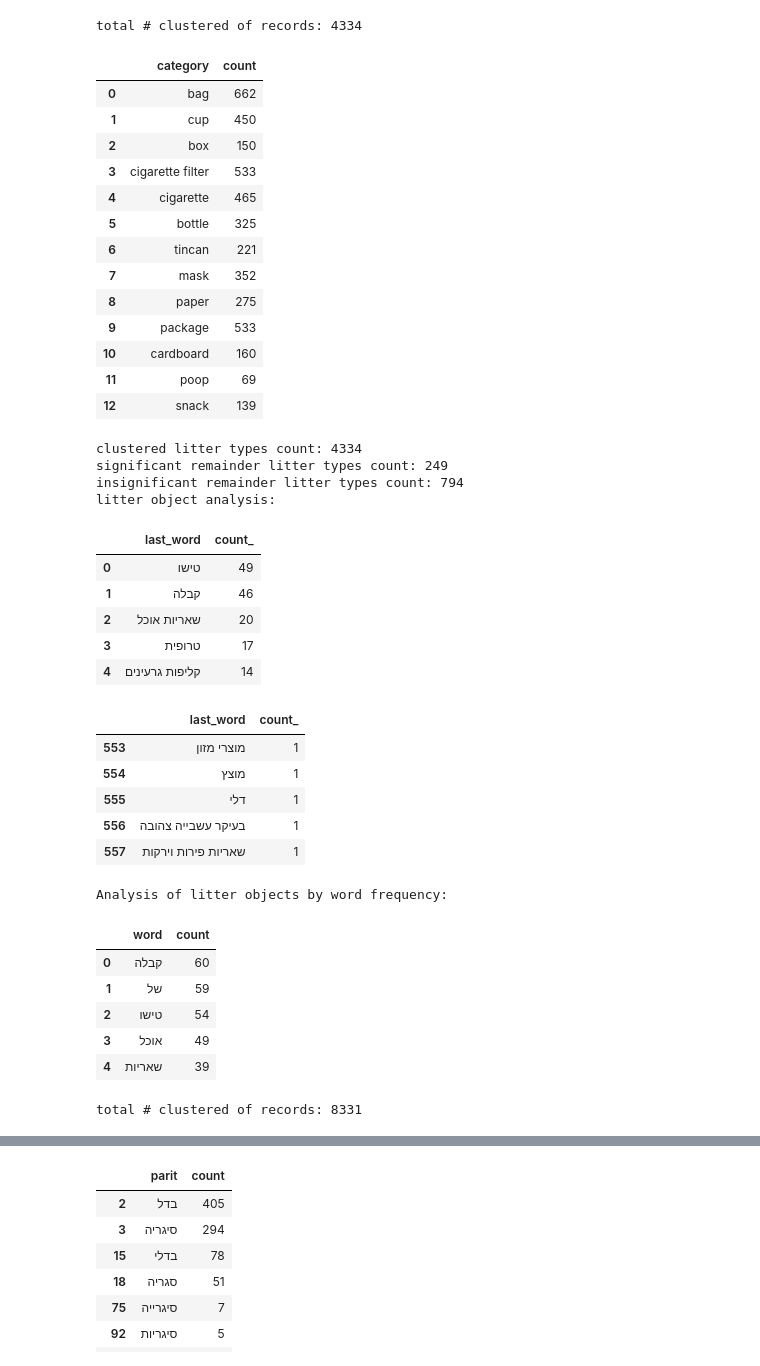
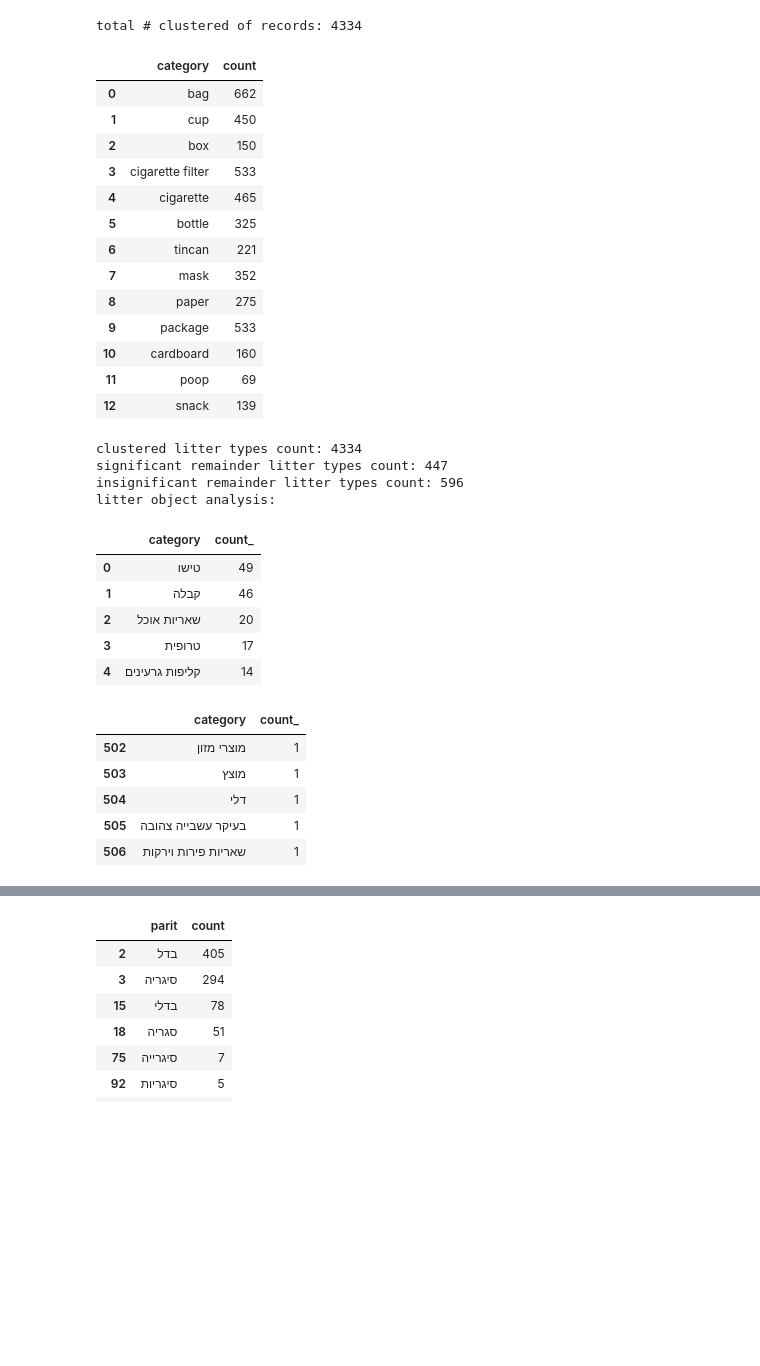
Before and after one commit to ColgateSmile/Visualization_Project_littering-incidents-Israel, a Jupyter notebook: master.ipynb, the cells around one changed output, grey strips where cells are left out. Drawn from its saved outputs; the diff is of its cells as text; code cells hidden in the pictures; blank space fills up the shorter version.

Commit message:
clustered into categories and subcategories

```diff
--- a/master.ipynb
+++ b/master.ipynb
@@ -439,48 +440,40 @@ gum_reg = r"מסטיק"
 snacks_reg = '|'.join([icecream_reg, gum_reg])
 clusters_predicate = False
 # %%
-def cluster(df, _class_, reg, cls, clusters_predicate):
+def cluster(df, subcategory, reg, cls, clusters_predicate):
     predicate = df.parit.str.contains(reg)
-    _class_[cls] = df[predicate & ~clusters_predicate].parit.unique()
+    subcategory[cls] = df[predicate & ~clusters_predicate].parit.unique()
     clusters_predicate = clusters_predicate | predicate
     if debug_mode:
-        print('# of records (' + cls + '):', len(df[df.parit.isin(_class_[cls])]))
-        print('included subtypes:', _class_[reg])
+        print('# of records (' + cls + '):', len(df[df.parit.isin(subcategory[cls])]))
+        print('included subtypes:', subcategory[reg])
     return clusters_predicate
 # %%
-def display_clusters(df, _class_):
+def display_clusters(df, subcategory):
     cluster_sizes = {
-        cls : len(df[df.parit.isin(_class_[cls])]) for cls in _class_
+        cls : len(df[df.parit.isin(subcategory[cls])]) for cls in subcategory
     }
     cluster_sizes = pd.DataFrame(cluster_sizes, index=[0]) \
         .transpose().reset_index() \
         .rename(columns={0: 'count', 'index' : 'category'})
     display(cluster_sizes)
 
-def review_remained(df, clusters_predicate, n_words=5):
+def get_remainder(df, clusters_predicate):
+    remainder = df[~clusters_predicate].parit
+    remainder = remainder.value_counts()
+    remainder = pd.DataFrame(remainder).reset_index().rename(columns={'index' : 'category', 'parit' : 'count_'})
+    return remainder
+def review_remained(df, clusters_predicate, n_words=5, sign_threshold=10):
     clustered = df[clusters_predicate].parit
-    remainder = df[~clusters_predicate].parit
-    word_freq = [str(word) for word in remainder.tolist()]
-    word_freq = ' '.join(word_freq)
-    remainder = remainder.value_counts()
-    remainder = pd.DataFrame(remainder).reset_index().rename(columns={'index' : 'last_word', 'parit' : 'count_'})
-
-    word_freq = re.sub(r'[^א-ת ]', '', word_freq)
-    word_freq = re.sub(r' +', ' ', word_freq)
-    word_freq = word_freq.split()
-    word_freq = [word for word in word_freq if len(word) > 1]
-    word_freq = pd.DataFrame(FreqDist(word_freq).most_common()).rename(columns={0:'word', 1:'count'})
-
-    sign_remainder = remainder[remainder.count_ >= 10]
-    insign_remainder = remainder[remainder.count_ < 10]
+    remainder = get_remainder(df, clusters_predicate)
+    sign_remainder = remainder[remainder.count_ >= sign_threshold].reset_index(drop=True)
+    insign_remainder = remainder[remainder.count_ < sign_threshold].reset_index(drop=True)
     print('clustered litter types count:',len(clustered))
     print('significant remainder litter types count:',sum(sign_remainder.count_))
     print('insignificant remainder litter types count:',sum(insign_remainder.count_))
     print('litter object analysis:')
     display(sign_remainder.head(n_words))
     display(insign_remainder.tail(n_words))
-    print('Analysis of litter objects by word frequency:')
-    display(word_freq.head(n_words))
 # %%
 classes = [
     (bag_reg, 'bag'),
@@ -499,56 +492,41 @@ classes = [
 ]
 # %%
 for (reg, cls) in classes:
-    clusters_predicate = cluster(df_merged, _class_, reg, cls, clusters_predicate)
+    clusters_predicate = cluster(df_merged, subcategory, reg, cls, clusters_predicate)
 print('total # clustered of records:', len(df_merged[clusters_predicate]))
 # %% [output]
 total # clustered of records: 4334
 # %%
-display_clusters(df_merged, _class_)
-review_remained(df_merged, clusters_predicate, 5)
+display_clusters(df_merged, subcategory)
+review_remained(df_merged, clusters_predicate, 5, 4)
 # %% [output]
 |  | category | count |
 | 0 | bag | 662 |
 | 1 | cup | 450 |
 | 2 | box | 150 |
 | 3 | cigarette filter | 533 |
 | 4 | cigarette | 465 |
 | 5 | bottle | 325 |
 | 6 | tincan | 221 |
 | 7 | mask | 352 |
 | 8 | paper | 275 |
 | 9 | package | 533 |
 | 10 | cardboard | 160 |
 | 11 | poop | 69 |
 | 12 | snack | 139 |
 clustered litter types count: 4334
-significant remainder litter types count: 249
-insignificant remainder litter types count: 794
+significant remainder litter types count: 447
+insignificant remainder litter types count: 596
 litter object analysis:
-|  | last_word | count_ |
+|  | category | count_ |
 | 0 | טישו | 49 |
 | 1 | קבלה | 46 |
 | 2 | שאריות אוכל | 20 |
 | 3 | טרופית | 17 |
 | 4 | קליפות גרעינים | 14 |
-|  | last_word | count_ |
-| 553 | מוצרי מזון | 1 |
-| 554 | מוצץ | 1 |
-| 555 | דלי | 1 |
-| 556 | בעיקר עשבייה צהובה | 1 |
-| 557 | שאריות פירות וירקות | 1 |
+|  | category | count_ |
+| 502 | מוצרי מזון | 1 |
+| 503 | מוצץ | 1 |
+| 504 | דלי | 1 |
+| 505 | בעיקר עשבייה צהובה | 1 |
+| 506 | שאריות פירות וירקות | 1 |
-Analysis of litter objects by word frequency:
-|  | word | count |
-| 0 | קבלה | 60 |
-| 1 | של | 59 |
-| 2 | טישו | 54 |
-| 3 | אוכל | 49 |
-| 4 | שאריות | 39 |
-# %%
-_cls_ = {}
-clusters_predicate_df = False
-for (reg, cls) in classes:
-    clusters_predicate_df = cluster(df_cols_renamed, _cls_, reg, cls, clusters_predicate_df)
-print('total # clustered of records:', len(df_cols_renamed[clusters_predicate_df]))
-# %% [output]
-total # clustered of records: 8331
```
Also changed, not shown: parts of 13 cells of this notebook.
